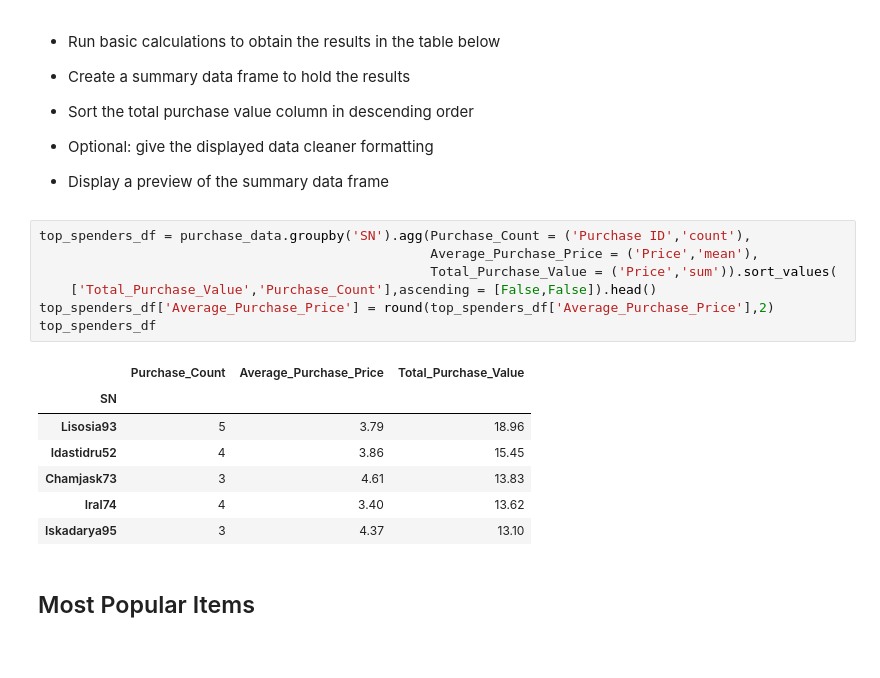
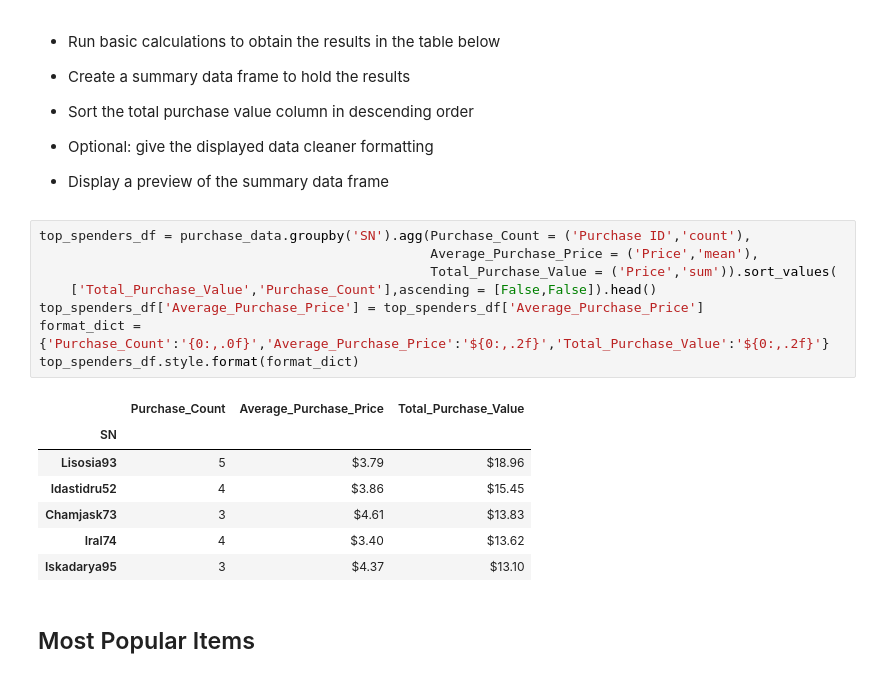
Before and after one commit to ZiboZhao0804/pandas-challenge, a Jupyter notebook: HeroesOfPymoli/HeroesOfPymoli.ipynb, the cells around one changed output. Cells and saved outputs as stored; diff of their text form.

```diff
--- a/HeroesOfPymoli/HeroesOfPymoli.ipynb
+++ b/HeroesOfPymoli/HeroesOfPymoli.ipynb
@@ -191,18 +198,19 @@ sub_df
 # %%
 top_spenders_df = purchase_data.groupby('SN').agg(Purchase_Count = ('Purchase ID','count'),
                                                   Average_Purchase_Price = ('Price','mean'),
                                                   Total_Purchase_Value = ('Price','sum')).sort_values(
     ['Total_Purchase_Value','Purchase_Count'],ascending = [False,False]).head()
-top_spenders_df['Average_Purchase_Price'] = round(top_spenders_df['Average_Purchase_Price'],2)
-top_spenders_df
+top_spenders_df['Average_Purchase_Price'] = top_spenders_df['Average_Purchase_Price']
+format_dict = {'Purchase_Count':'{0:,.0f}','Average_Purchase_Price':'${0:,.2f}','Total_Purchase_Value':'${0:,.2f}'}
+top_spenders_df.style.format(format_dict)
 # %% [output]
 |  | Purchase_Count | Average_Purchase_Price | Total_Purchase_Value |
 | SN |  |  |  |
-| Lisosia93 | 5 | 3.79 | 18.96 |
-| Idastidru52 | 4 | 3.86 | 15.45 |
-| Chamjask73 | 3 | 4.61 | 13.83 |
-| Iral74 | 4 | 3.40 | 13.62 |
-| Iskadarya95 | 3 | 4.37 | 13.10 |
+| Lisosia93 | 5 | $3.79 | $18.96 |
+| Idastidru52 | 4 | $3.86 | $15.45 |
+| Chamjask73 | 3 | $4.61 | $13.83 |
+| Iral74 | 4 | $3.40 | $13.62 |
+| Iskadarya95 | 3 | $4.37 | $13.10 |
 # %% [markdown]
 ## Most Popular Items
 # %% [markdown]
```
Also changed, not shown: parts of 7 cells of this notebook.
